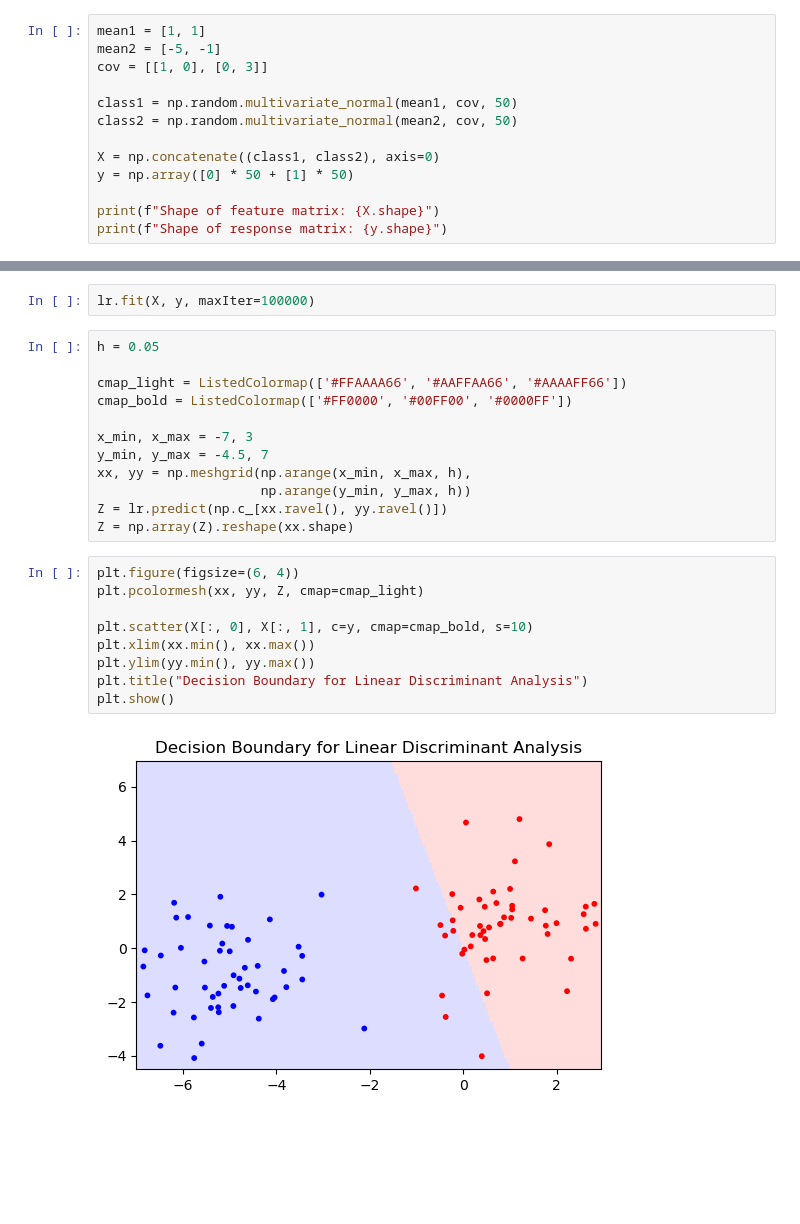
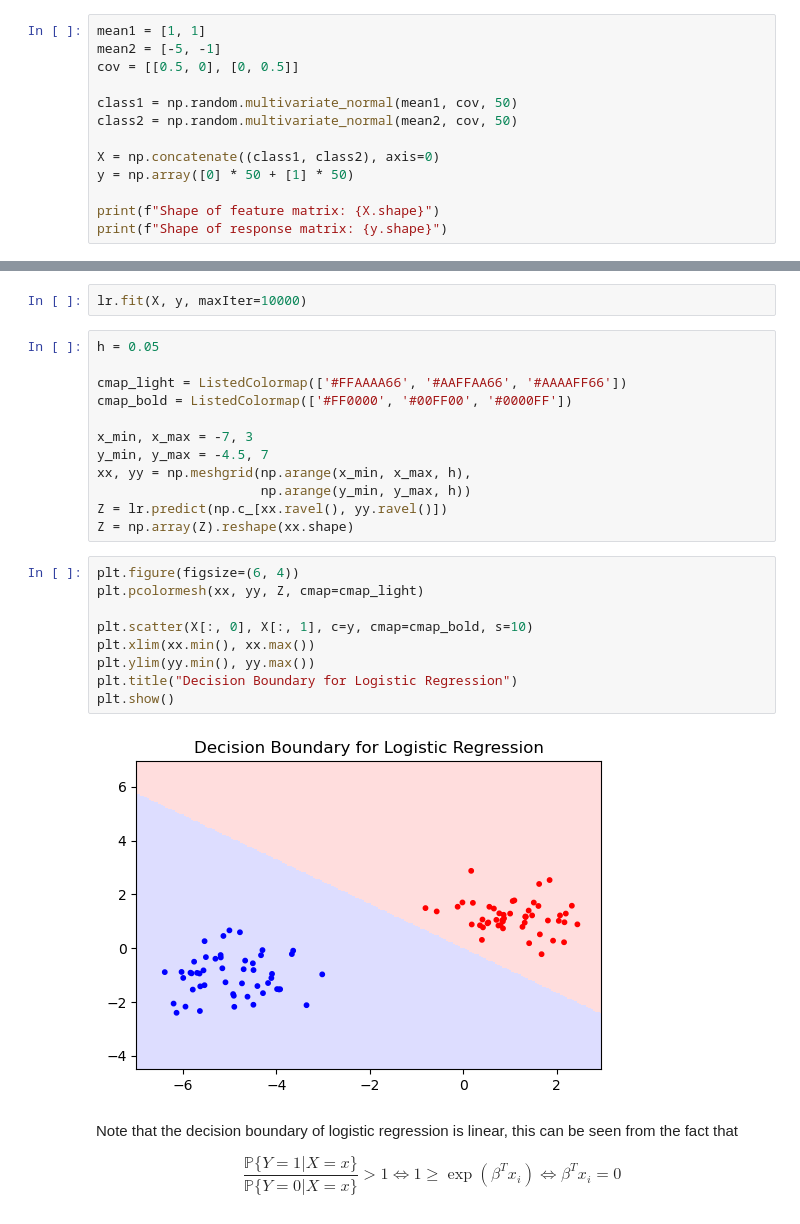
Before and after one commit to Raymond112514/MachineLearningNotes, a Jupyter notebook: notes/MachineLearning/Logistic regression.ipynb, the cells around one changed output, grey strips where cells are left out. Drawn from its saved outputs; the diff is of its cells as text; blank space fills up the shorter version.

```diff
--- a/notes/MachineLearning/Logistic regression.ipynb
+++ b/notes/MachineLearning/Logistic regression.ipynb
@@ -72,7 +75,7 @@ lr = BinaryLogisticRegression(2)
 # %%
 mean1 = [1, 1]
 mean2 = [-5, -1]
-cov = [[1, 0], [0, 3]]
+cov = [[0.5, 0], [0, 0.5]]
 
 class1 = np.random.multivariate_normal(mean1, cov, 50)
 class2 = np.random.multivariate_normal(mean2, cov, 50)
@@ -86,7 +89,7 @@ print(f"Shape of response matrix: {y.shape}")
 Shape of feature matrix: (100, 2)
 Shape of response matrix: (100,)
 # %%
-lr.fit(X, y, maxIter=100000)
+lr.fit(X, y, maxIter=10000)
 # %%
 h = 0.05
 
@@ -99,14 +102,18 @@ xx, yy = np.meshgrid(np.arange(x_min, x_max, h),
                      np.arange(y_min, y_max, h))
 Z = lr.predict(np.c_[xx.ravel(), yy.ravel()])
 Z = np.array(Z).reshape(xx.shape)
-# %%
-plt.figure(figsize=(6, 4))
-plt.pcolormesh(xx, yy, Z, cmap=cmap_light)
-
-plt.scatter(X[:, 0], X[:, 1], c=y, cmap=cmap_bold, s=10)
-plt.xlim(xx.min(), xx.max())
-plt.ylim(yy.min(), yy.max())
-plt.title("Decision Boundary for Linear Discriminant Analysis")
-plt.show()
-# %% [output]
-[figure, removed]
+# %%
+plt.figure(figsize=(6, 4))
+plt.pcolormesh(xx, yy, Z, cmap=cmap_light)
+
+plt.scatter(X[:, 0], X[:, 1], c=y, cmap=cmap_bold, s=10)
+plt.xlim(xx.min(), xx.max())
+plt.ylim(yy.min(), yy.max())
+plt.title("Decision Boundary for Logistic Regression")
+plt.show()
+# %% [output]
+[figure, added]
+# %% [markdown]
+Note that the decision boundary of logistic regression is linear, this can be seen from the fact that
+
+$$\frac{\mathbb{P}\{Y=1|X=x\}}{\mathbb{P}\{Y=0|X=x\}}>1\Longleftrightarrow 1\geq \exp(\beta^Tx_i)\Longleftrightarrow \beta^Tx_i=0$$
```
Also changed, not shown: parts of 4 cells of this notebook, 2 other files.
